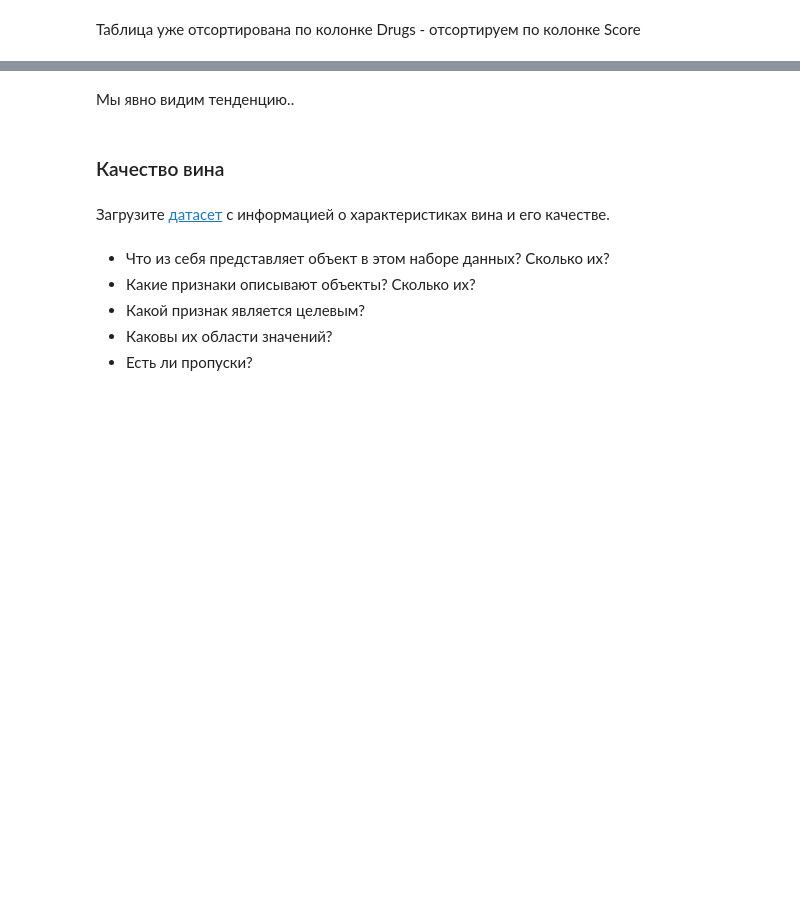
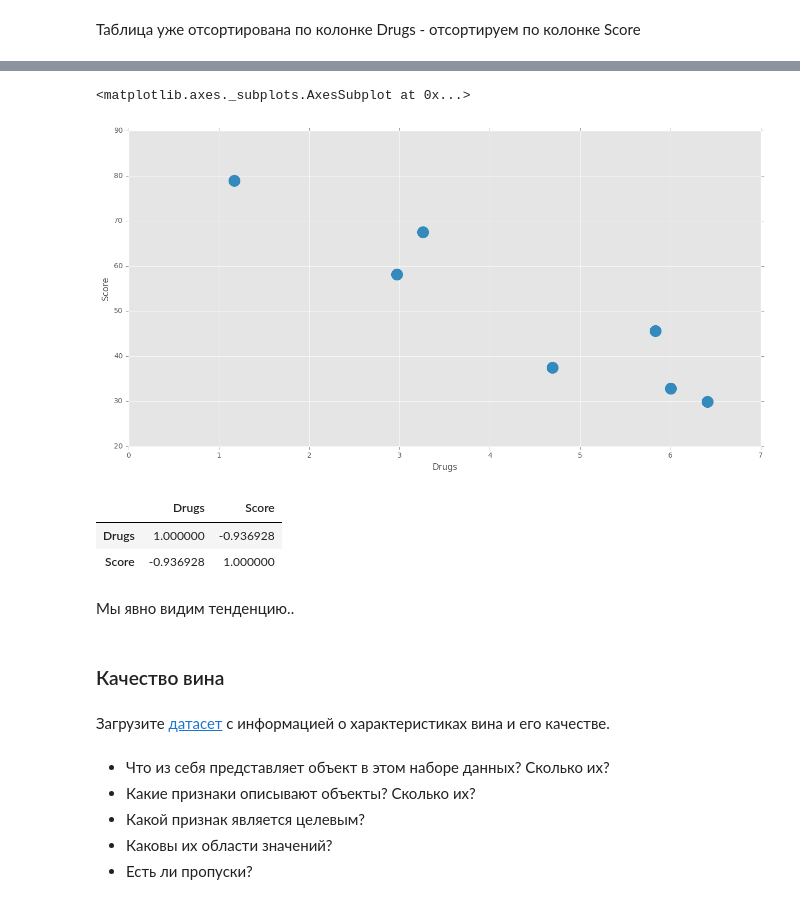
Before and after one commit to shestakoff/minor_da_2017, a Jupyter notebook: seminar2-rescue-mission-numpy-pandas-proc.ipynb, the cells around one changed output, grey strips where cells are left out. Drawn from its saved outputs; the diff is of its cells as text; code cells hidden in the pictures; blank space fills up the shorter version.

```diff
--- a/seminar2-rescue-mission-numpy-pandas-proc.ipynb
+++ b/seminar2-rescue-mission-numpy-pandas-proc.ipynb
@@ -701,7 +1070,16 @@ df.plot(kind='box')
 df.Drugs.hist()
 # %%
 # df.plot(x='Drugs', y='Score')
-df.plot(x='Drugs', y='Score', kind='scatter')
+df.plot(x='Drugs', y='Score', kind='scatter', s=300)
+# %% [output]
+<matplotlib.axes._subplots.AxesSubplot at 0x...>
+[figure, added]
+# %%
+df.corr()
+# %% [output]
+|  | Drugs | Score |
+| Drugs | 1.000000 | -0.936928 |
+| Score | -0.936928 | 1.000000 |
 # %% [markdown]
 Мы явно видим тенденцию..
 # %% [markdown]
```
Also changed, not shown: parts of 73 cells of this notebook.
